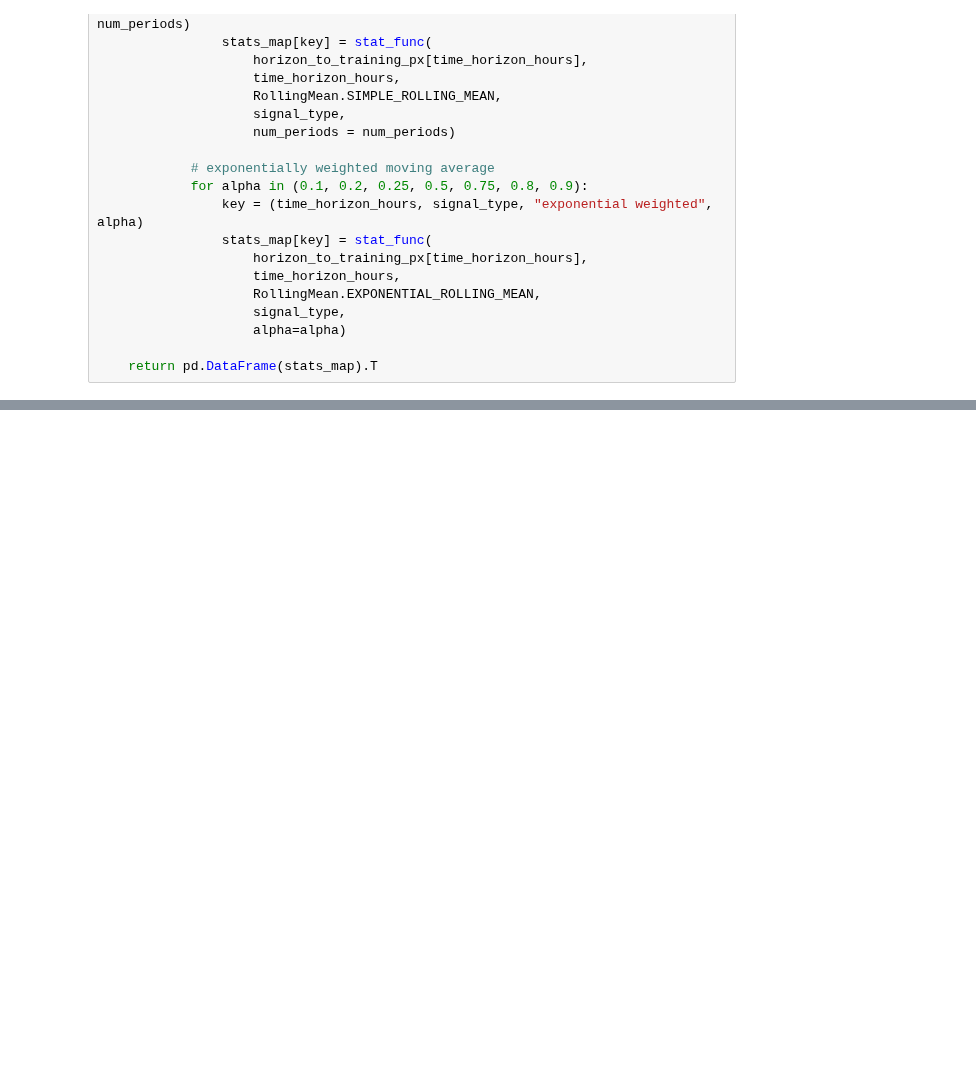
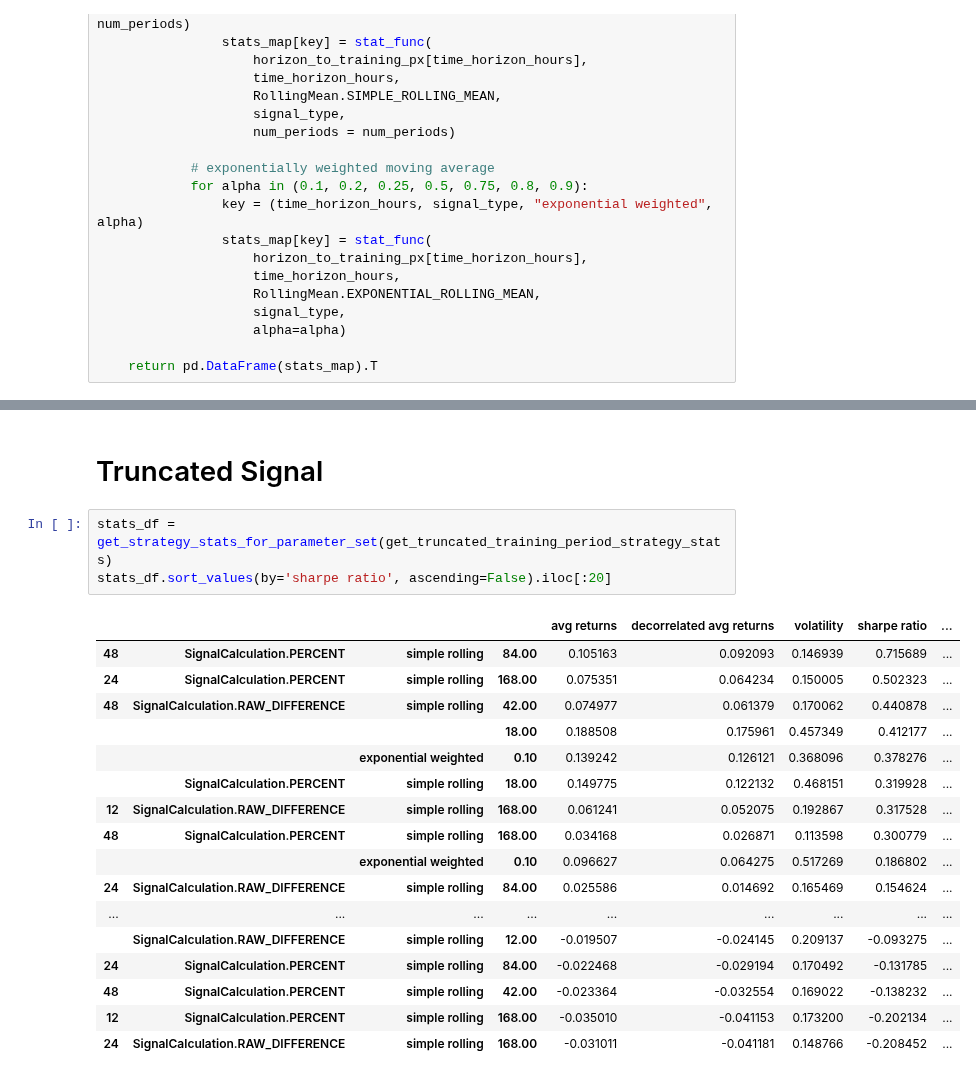
Before and after one commit to wbchristerson/crypto-strategies, a Jupyter notebook: updated_moving_average_price_reversion.ipynb, the cells around one changed output, grey strips where cells are left out. Drawn from its saved outputs; the diff is of its cells as text; blank space fills up the shorter version.

```diff
--- a/updated_moving_average_price_reversion.ipynb
+++ b/updated_moving_average_price_reversion.ipynb
@@ -171,0 +311,23 @@ def get_strategy_stats_for_parameter_set(stat_func):
+# %% [markdown]
+# Truncated Signal
+# %%
+stats_df = get_strategy_stats_for_parameter_set(get_truncated_training_period_strategy_stats)
+stats_df.sort_values(by='sharpe ratio', ascending=False).iloc[:20]
+# %% [output]
+|  |  |  |  | avg returns | decorrelated avg returns | volatility | sharpe ratio | ... |
+| 48 | SignalCalculation.PERCENT | simple rolling | 84.00 | 0.105163 | 0.092093 | 0.146939 | 0.715689 | ... |
+| 24 | SignalCalculation.PERCENT | simple rolling | 168.00 | 0.075351 | 0.064234 | 0.150005 | 0.502323 | ... |
+| 48 | SignalCalculation.RAW_DIFFERENCE | simple rolling | 42.00 | 0.074977 | 0.061379 | 0.170062 | 0.440878 | ... |
+|  |  |  | 18.00 | 0.188508 | 0.175961 | 0.457349 | 0.412177 | ... |
+|  |  | exponential weighted | 0.10 | 0.139242 | 0.126121 | 0.368096 | 0.378276 | ... |
+|  | SignalCalculation.PERCENT | simple rolling | 18.00 | 0.149775 | 0.122132 | 0.468151 | 0.319928 | ... |
+| 12 | SignalCalculation.RAW_DIFFERENCE | simple rolling | 168.00 | 0.061241 | 0.052075 | 0.192867 | 0.317528 | ... |
+| 48 | SignalCalculation.PERCENT | simple rolling | 168.00 | 0.034168 | 0.026871 | 0.113598 | 0.300779 | ... |
+|  |  | exponential weighted | 0.10 | 0.096627 | 0.064275 | 0.517269 | 0.186802 | ... |
+| 24 | SignalCalculation.RAW_DIFFERENCE | simple rolling | 84.00 | 0.025586 | 0.014692 | 0.165469 | 0.154624 | ... |
+| ... | ... | ... | ... | ... | ... | ... | ... | ... |
+|  | SignalCalculation.RAW_DIFFERENCE | simple rolling | 12.00 | -0.019507 | -0.024145 | 0.209137 | -0.093275 | ... |
+| 24 | SignalCalculation.PERCENT | simple rolling | 84.00 | -0.022468 | -0.029194 | 0.170492 | -0.131785 | ... |
+| 48 | SignalCalculation.PERCENT | simple rolling | 42.00 | -0.023364 | -0.032554 | 0.169022 | -0.138232 | ... |
+| 12 | SignalCalculation.PERCENT | simple rolling | 168.00 | -0.035010 | -0.041153 | 0.173200 | -0.202134 | ... |
+| 24 | SignalCalculation.RAW_DIFFERENCE | simple rolling | 168.00 | -0.031011 | -0.041181 | 0.148766 | -0.208452 | ... |
```
Also changed, not shown: parts of 11 cells of this notebook, 1 other file.
